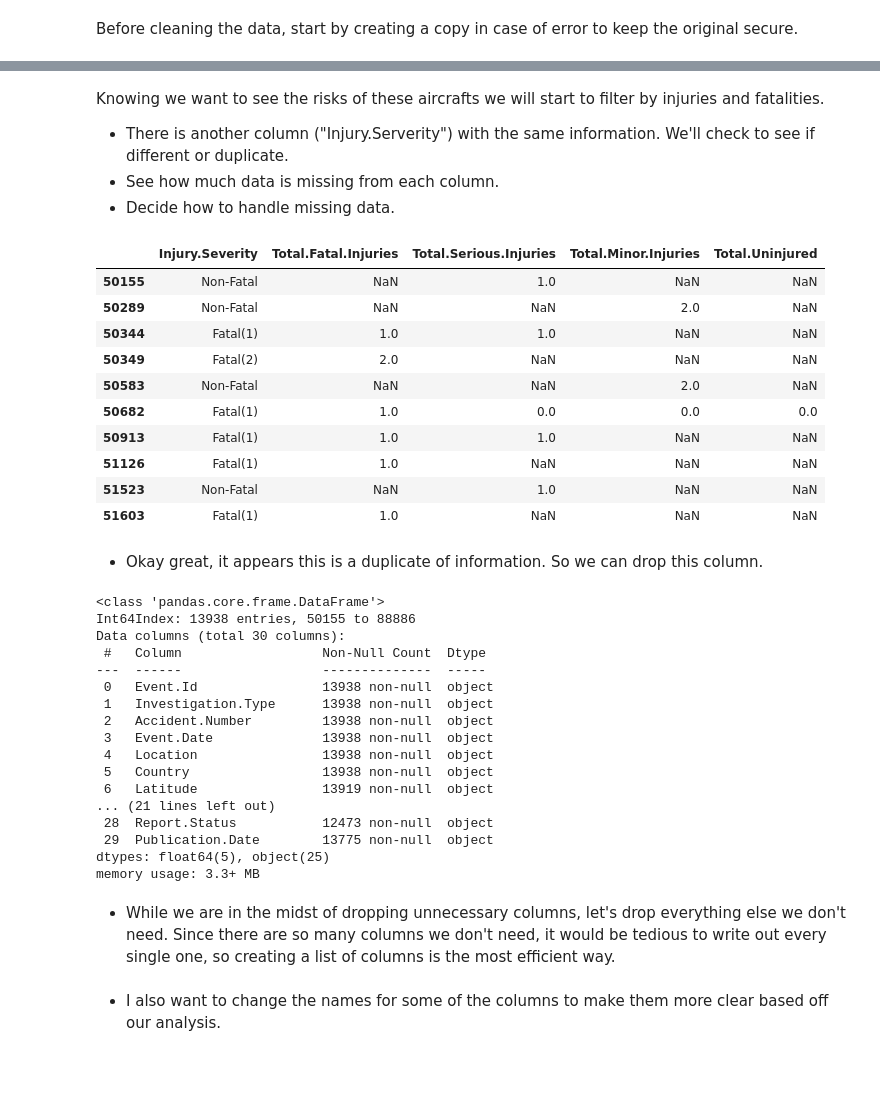
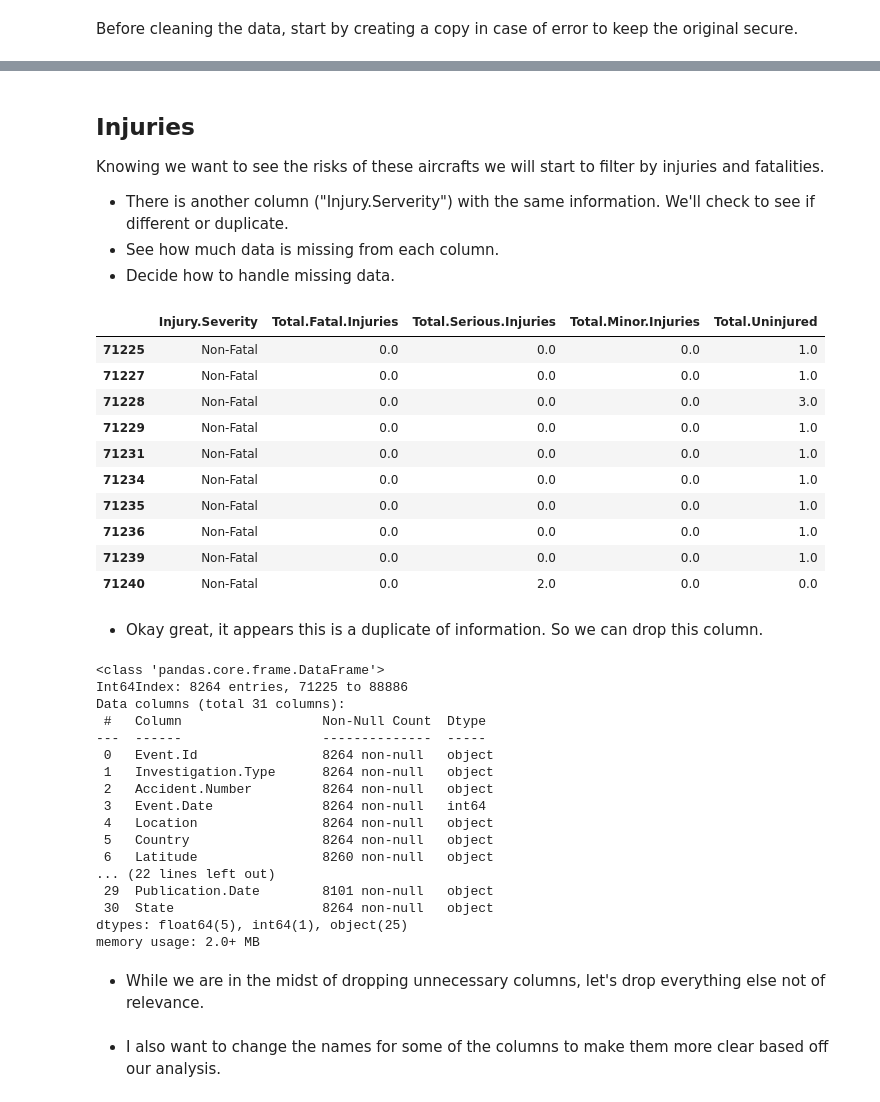
Before and after one commit to ginaguerin/Aviation-Saftey-Analysis, a Jupyter notebook: Index.ipynb, the cells around one changed output, grey strips where cells are left out. Saved outputs shown, nothing was run; the diff lists cells and outputs as text; code cells hidden in the pictures; blank space fills up the shorter version.

```diff
--- a/Index.ipynb
+++ b/Index.ipynb
@@ -63,6 +63,6 @@ memory usage: 21.0+ MB
 # %% [markdown]
 Before cleaning the data, start by creating a copy in case of error to keep the original secure.
 # %%
-df.copy = df
+df_copy = df
 # %% [markdown]
 We'll start to filter the data by the first main components of our analysis.
@@ -74,9 +85,13 @@ We'll start to filter the data by the first main components of our analysis.
 # %%
-df.copy = df.copy[df.copy["Event.Date"] > "2000-1-1"]
-df.copy = df.copy.loc[df["Country"] == "United States"]
-df.copy = df.copy.loc[df.copy["Aircraft.Category"] == "Airplane"]
-df.copy = df.copy.loc[df.copy["Purpose.of.flight"] == "Personal"]
-df.copy = df.copy.loc[df.copy["Investigation.Type"] == "Accident"]
-df.copy.head()
+df_copy["Event.Date"] = pd.to_datetime(df_copy["Event.Date"]).dt.year
+df_copy["Event.Date"] = df_copy["Event.Date"].astype(int)
+
+df_copy = df_copy[df_copy["Event.Date"] >= 2012]
+df_copy = df_copy[df_copy["Country"] == "United States"]
+df_copy = df_copy[df_copy["Aircraft.Category"] == "Airplane"]
+df_copy = df_copy[df_copy["Purpose.of.flight"] == "Personal"]
+df_copy = df_copy[df_copy["Investigation.Type"] == "Accident"]
+
+df_copy.head()
 # %% [output]
 |  | Event.Id | Investigation.Type | Accident.Number | Event.Date | Location | Country | Latitude | Longitude | ... |
@@ -88,0 +128,3 @@ df.copy.head()
+# %%
+df_copy["State"] = df["Location"].str.split(",").str[-1].str.strip()
+df_copy["State"].value_counts().head(20)
@@ -89,49 +149,50 @@ df.copy.head()
 # %% [markdown]
+## Injuries ##
+
 Knowing we want to see the risks of these aircrafts we will start to filter by injuries and fatalities.
 
 - There is another column ("Injury.Serverity") with the same information. We'll check to see if different or duplicate.
 - See how much data is missing from each column.
 - Decide how to handle missing data.
 # %%
-df_check = df.copy[["Injury.Severity", "Total.Fatal.Injuries", "Total.Serious.Injuries", "Total.Minor.Injuries","Total.Uninjured"]]
+df_check = df_copy[["Injury.Severity", "Total.Fatal.Injuries", "Total.Serious.Injuries", "Total.Minor.Injuries","Total.Uninjured"]]
 df_check.head(10)
 # %% [output]
 |  | Injury.Severity | Total.Fatal.Injuries | Total.Serious.Injuries | Total.Minor.Injuries | Total.Uninjured |
-| 50155 | Non-Fatal | NaN | 1.0 | NaN | NaN |
-| 50289 | Non-Fatal | NaN | NaN | 2.0 | NaN |
-| 50344 | Fatal(1) | 1.0 | 1.0 | NaN | NaN |
-| 50349 | Fatal(2) | 2.0 | NaN | NaN | NaN |
-| 50583 | Non-Fatal | NaN | NaN | 2.0 | NaN |
-| 50682 | Fatal(1) | 1.0 | 0.0 | 0.0 | 0.0 |
-| 50913 | Fatal(1) | 1.0 | 1.0 | NaN | NaN |
-| 51126 | Fatal(1) | 1.0 | NaN | NaN | NaN |
-| 51523 | Non-Fatal | NaN | 1.0 | NaN | NaN |
-| 51603 | Fatal(1) | 1.0 | NaN | NaN | NaN |
+| 71225 | Non-Fatal | 0.0 | 0.0 | 0.0 | 1.0 |
+| 71227 | Non-Fatal | 0.0 | 0.0 | 0.0 | 1.0 |
+| 71228 | Non-Fatal | 0.0 | 0.0 | 0.0 | 3.0 |
+| 71229 | Non-Fatal | 0.0 | 0.0 | 0.0 | 1.0 |
+| 71231 | Non-Fatal | 0.0 | 0.0 | 0.0 | 1.0 |
+| 71234 | Non-Fatal | 0.0 | 0.0 | 0.0 | 1.0 |
+| 71235 | Non-Fatal | 0.0 | 0.0 | 0.0 | 1.0 |
+| 71236 | Non-Fatal | 0.0 | 0.0 | 0.0 | 1.0 |
+| 71239 | Non-Fatal | 0.0 | 0.0 | 0.0 | 1.0 |
+| 71240 | Non-Fatal | 0.0 | 2.0 | 0.0 | 0.0 |
 # %% [markdown]
 - Okay great, it appears this is a duplicate of information.
 So we can drop this column.
 # %%
-df.copy.drop("Injury.Severity", axis=1, inplace=True)
-df.copy.info()
+df_copy.drop("Injury.Severity", axis=1, inplace=True)
+df_copy.info()
 # %% [output]
 <class 'pandas.core.frame.DataFrame'>
-Int64Index: 13938 entries, 50155 to 88886
-Data columns (total 30 columns):
+Int64Index: 8264 entries, 71225 to 88886
+Data columns (total 31 columns):
  #   Column                  Non-Null Count  Dtype
 ---  ------                  --------------  -----
- 0   Event.Id                13938 non-null  object
- 1   Investigation.Type      13938 non-null  object
- 2   Accident.Number         13938 non-null  object
- 3   Event.Date              13938 non-null  object
- 4   Location                13938 non-null  object
- 5   Country                 13938 non-null  object
- 6   Latitude                13919 non-null  object
-... (21 lines left out)
- 28  Report.Status           12473 non-null  object
- 29  Publication.Date        13775 non-null  object
-dtypes: float64(5), object(25)
-memory usage: 3.3+ MB
+ 0   Event.Id                8264 non-null   object
+ 1   Investigation.Type      8264 non-null   object
+ 2   Accident.Number         8264 non-null   object
+ 3   Event.Date              8264 non-null   int64
+ 4   Location                8264 non-null   object
+ 5   Country                 8264 non-null   object
+ 6   Latitude                8260 non-null   object
+... (22 lines left out)
+ 29  Publication.Date        8101 non-null   object
+ 30  State                   8264 non-null   object
+dtypes: float64(5), int64(1), object(25)
+memory usage: 2.0+ MB
 # %% [markdown]
-- While we are in the midst of dropping unnecessary columns, let's drop everything else we don't need.
-Since there are so many columns we don't need, it would be tedious to write out every single one, so creating a list of columns is the most efficient way.
+- While we are in the midst of dropping unnecessary columns, let's drop everything else not of relevance.
 # %%
```
Also changed, not shown: parts of 26 cells of this notebook, 2 other files.
